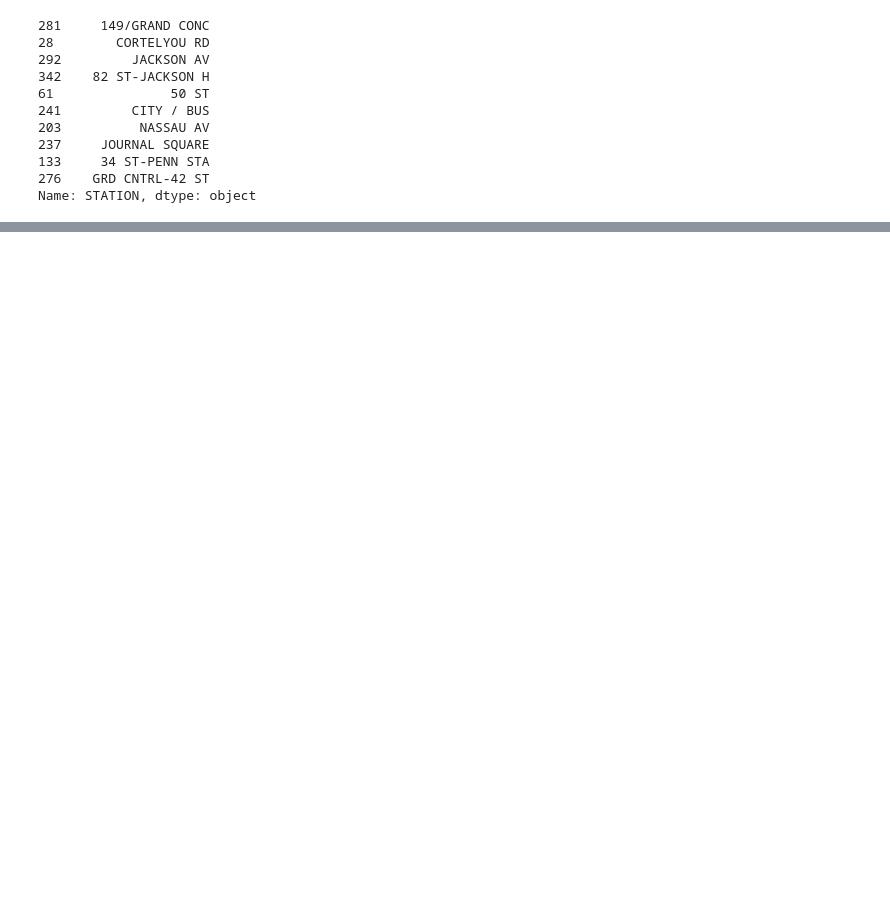
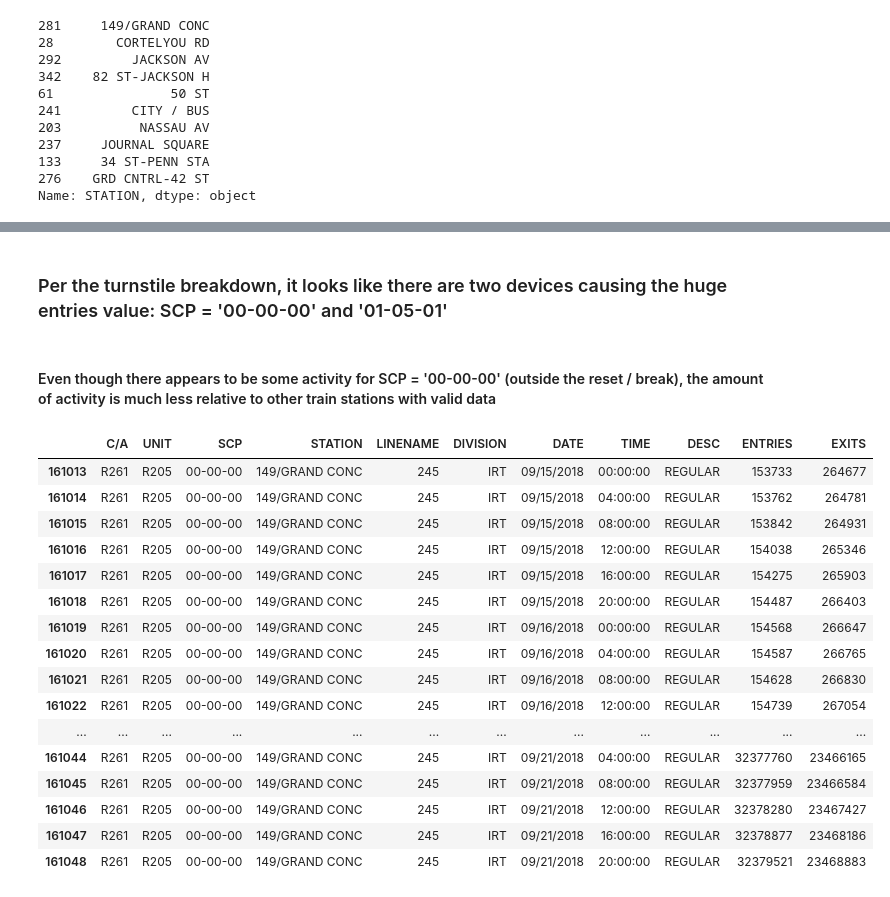
Before and after one commit to RedGeryon/MTA-subway, a Jupyter notebook: mta_subway.ipynb, the cells around one changed output, grey strips where cells are left out. Cells and saved outputs as stored; diff of their text form; code cells hidden in the pictures; blank space fills up the shorter version.

```diff
--- a/mta_subway.ipynb
+++ b/mta_subway.ipynb
@@ -472,0 +489,24 @@ plt.xticks(stations, [str(station) for station in stations]);
+# %% [markdown]
+### Per the turnstile breakdown, it looks like there are two devices causing the huge entries value: SCP = '00-00-00' and '01-05-01'
+# %% [markdown]
+#### Even though there appears to be some activity for SCP = '00-00-00' (outside the reset / break), the amount of activity is much less relative to other train stations with valid data
+# %%
+df[(df.STATION == '149/GRAND CONC') & (df.SCP == '00-00-00')] # device resets / breaks on 09/19/18
+# %% [output]
+|  | C/A | UNIT | SCP | STATION | LINENAME | DIVISION | DATE | TIME | DESC | ENTRIES | EXITS |
+| 161013 | R261 | R205 | 00-00-00 | 149/GRAND CONC | 245 | IRT | 09/15/2018 | 00:00:00 | REGULAR | 153733 | 264677 |
+| 161014 | R261 | R205 | 00-00-00 | 149/GRAND CONC | 245 | IRT | 09/15/2018 | 04:00:00 | REGULAR | 153762 | 264781 |
+| 161015 | R261 | R205 | 00-00-00 | 149/GRAND CONC | 245 | IRT | 09/15/2018 | 08:00:00 | REGULAR | 153842 | 264931 |
+| 161016 | R261 | R205 | 00-00-00 | 149/GRAND CONC | 245 | IRT | 09/15/2018 | 12:00:00 | REGULAR | 154038 | 265346 |
+| 161017 | R261 | R205 | 00-00-00 | 149/GRAND CONC | 245 | IRT | 09/15/2018 | 16:00:00 | REGULAR | 154275 | 265903 |
+| 161018 | R261 | R205 | 00-00-00 | 149/GRAND CONC | 245 | IRT | 09/15/2018 | 20:00:00 | REGULAR | 154487 | 266403 |
+| 161019 | R261 | R205 | 00-00-00 | 149/GRAND CONC | 245 | IRT | 09/16/2018 | 00:00:00 | REGULAR | 154568 | 266647 |
+| 161020 | R261 | R205 | 00-00-00 | 149/GRAND CONC | 245 | IRT | 09/16/2018 | 04:00:00 | REGULAR | 154587 | 266765 |
+| 161021 | R261 | R205 | 00-00-00 | 149/GRAND CONC | 245 | IRT | 09/16/2018 | 08:00:00 | REGULAR | 154628 | 266830 |
+| 161022 | R261 | R205 | 00-00-00 | 149/GRAND CONC | 245 | IRT | 09/16/2018 | 12:00:00 | REGULAR | 154739 | 267054 |
+| ... | ... | ... | ... | ... | ... | ... | ... | ... | ... | ... | ... |
+| 161044 | R261 | R205 | 00-00-00 | 149/GRAND CONC | 245 | IRT | 09/21/2018 | 04:00:00 | REGULAR | 32377760 | 23466165 |
+| 161045 | R261 | R205 | 00-00-00 | 149/GRAND CONC | 245 | IRT | 09/21/2018 | 08:00:00 | REGULAR | 32377959 | 23466584 |
+| 161046 | R261 | R205 | 00-00-00 | 149/GRAND CONC | 245 | IRT | 09/21/2018 | 12:00:00 | REGULAR | 32378280 | 23467427 |
+| 161047 | R261 | R205 | 00-00-00 | 149/GRAND CONC | 245 | IRT | 09/21/2018 | 16:00:00 | REGULAR | 32378877 | 23468186 |
+| 161048 | R261 | R205 | 00-00-00 | 149/GRAND CONC | 245 | IRT | 09/21/2018 | 20:00:00 | REGULAR | 32379521 | 23468883 |
```
Also changed, not shown: parts of 37 cells of this notebook.
